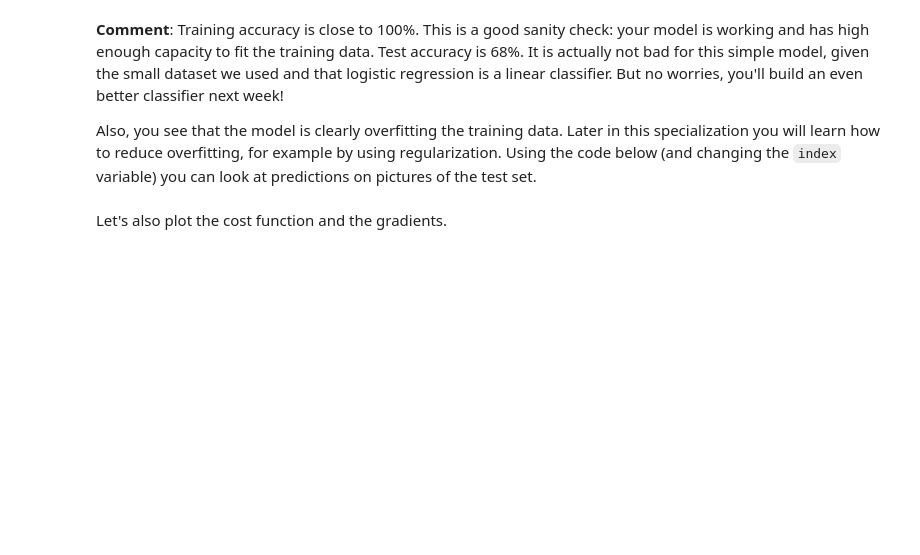
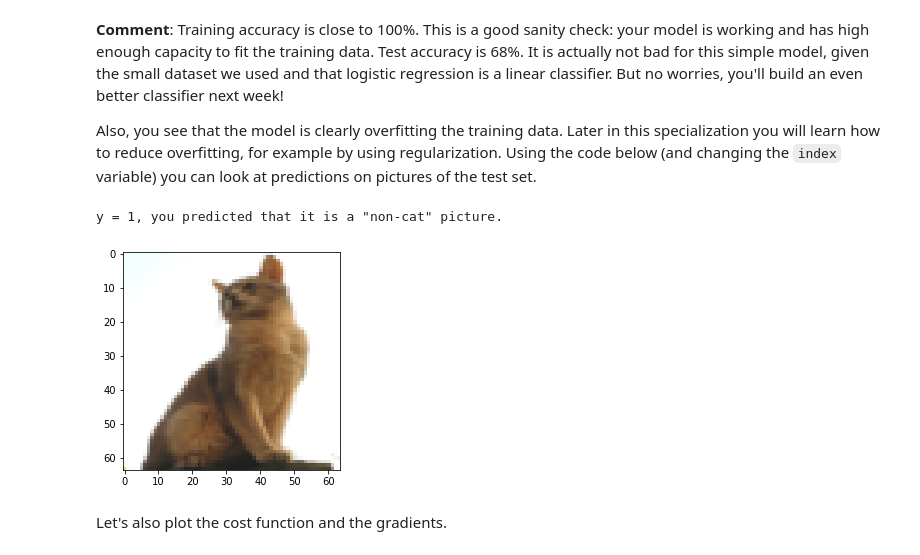
Before and after one commit to damianiRiccardo90/DL-Specialization, a Jupyter notebook: C1-Neural_Networks_and_Deep_Learning/W2/Logistic_Regression_with_a_Neural_Network_mindset_v6a.ipynb, the cells around one changed output. Cells and saved outputs as stored; diff of their text form; code cells hidden in the pictures; blank space fills up the shorter version.

```diff
--- a/C1-Neural_Networks_and_Deep_Learning/W2/Logistic_Regression_with_a_Neural_Network_mindset_v6a.ipynb
+++ b/C1-Neural_Networks_and_Deep_Learning/W2/Logistic_Regression_with_a_Neural_Network_mindset_v6a.ipynb
@@ -632,9 +616,12 @@ d = model(train_set_x, train_set_y, test_set_x, test_set_y, num_iterations = 200
 Also, you see that the model is clearly overfitting the training data. Later in this specialization you will learn how to reduce overfitting, for example by using regularization. Using the code below (and changing the `index` variable) you can look at predictions on pictures of the test set.
 # %%
 # Example of a picture that was wrongly classified.
-index = 1
+index = 6
 plt.imshow(test_set_x[:,index].reshape((num_px, num_px, 3)))
 print ("y = " + str(test_set_y[0,index]) + ", you predicted that it is a \"" + classes[d["Y_prediction_test"][0,index]].decode("utf-8") +  "\" picture.")
+# %% [output]
+y = 1, you predicted that it is a "non-cat" picture.
+[figure, added]
 # %% [markdown]
 Let's also plot the cost function and the gradients.
 # %%
```
Also changed, not shown: parts of 15 cells of this notebook.
